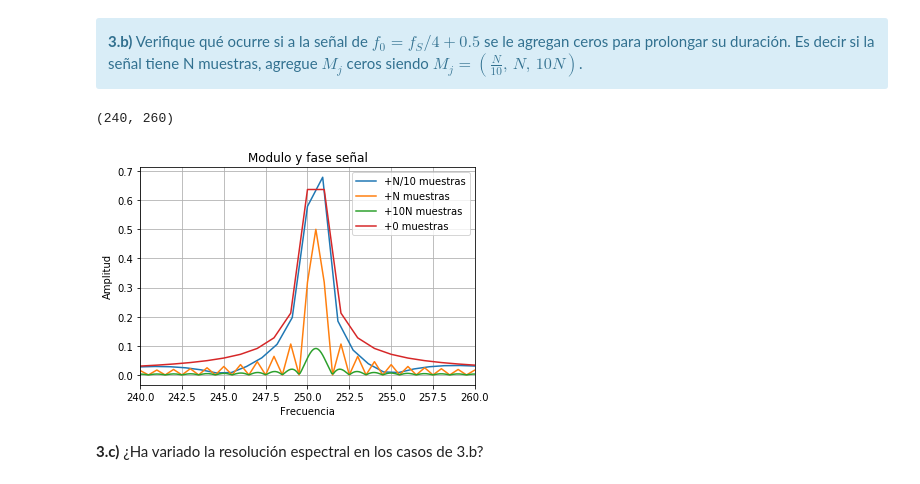
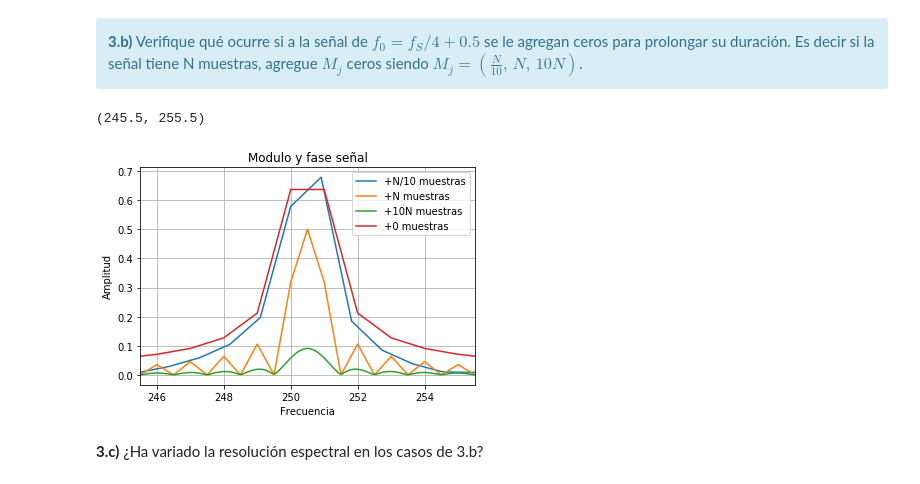
Before and after one commit to fgerce/DSP, a Jupyter notebook: TP1 - Muestreo de señales - Fourier.ipynb, the cells around one changed output. Drawn from its saved outputs; the diff is of its cells as text; code cells hidden in the pictures.

```diff
--- a/TP1 - Muestreo de señales - Fourier.ipynb
+++ b/TP1 - Muestreo de señales - Fourier.ipynb
@@ -301,36 +301,36 @@ signal0 = np.concatenate((signal0, np.zeros(extra_zeros)),axis=0)
 tt0 = np.linspace(0, (N-1)*Ts, N+extra_zeros)
 
 extra_zeros = N
 signal1 = np.concatenate((signal1, np.zeros(extra_zeros)),axis=0)
 tt1 = np.linspace(0, (N-1)*Ts, N+extra_zeros)
 
 extra_zeros = 10*N
 signal2 = np.concatenate((signal2, np.zeros(extra_zeros)),axis=0)
 tt2 = np.linspace(0, (N-1)*Ts, N+extra_zeros)
 
 
 plt.figure("Analizador espectro")
 
 plt.title("Modulo y fase señal")
 
 modulo0, fase0, ww0 = ins.analizador_espectro(signal0, fs)
 modulo1, fase1, ww1 = ins.analizador_espectro(signal1, fs)
 modulo2, fase2, ww2 = ins.analizador_espectro(signal2, fs)
 modulo3, fase3, ww3 = ins.analizador_espectro(signal3, fs)
 
 plt.plot(ww0, modulo0, label='+N/10 muestras')
 plt.plot(ww1, modulo1, label='+N muestras')
 plt.plot(ww2, modulo2, label='+10N muestras')
 plt.plot(ww3, modulo3, label='+0 muestras')
 
 plt.legend(loc='upper right')
 plt.grid()
 plt.xlabel("Frecuencia")
 plt.ylabel("Amplitud")
-plt.xlim(240,260)
+plt.xlim(245.5,255.5)
 # %% [output]
-(240, 260)
+(245.5, 255.5)
-[figure, old version]
+[figure, new version]
 # %% [markdown]
 **3.c)** ¿Ha variado la resolución espectral en los casos de 3.b?
 # %% [markdown]
```
Also changed, not shown: parts of 3 cells of this notebook, 1 other file.
